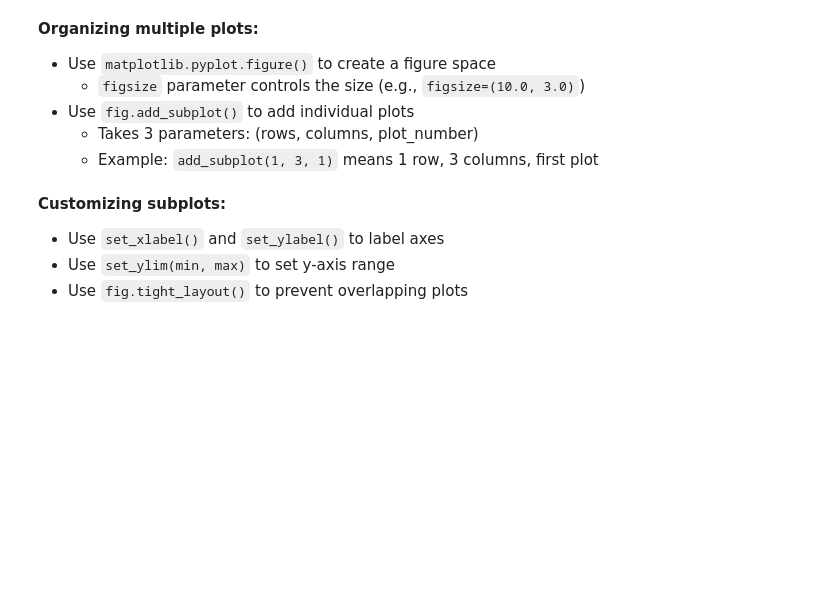
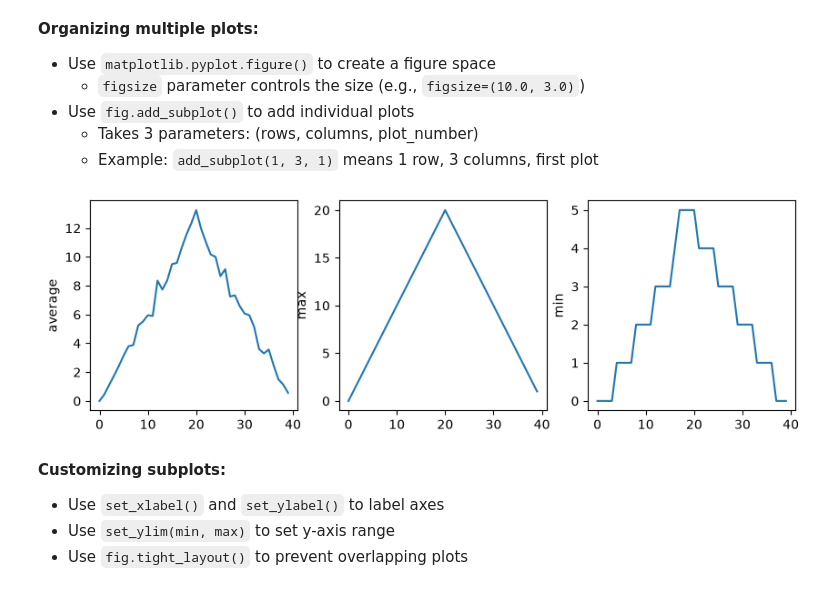
Before and after one commit to felix4pk/swc-python, a Jupyter notebook: 03-visualizing-data.ipynb, the cells around one changed output. Saved outputs shown, nothing was run; the diff lists cells and outputs as text; code cells hidden in the pictures; blank space fills up the shorter version.

```diff
--- a/03-visualizing-data.ipynb
+++ b/03-visualizing-data.ipynb
@@ -65,6 +65,32 @@ min_plot=plt.plot(min_per_day)
 - Use `fig.add_subplot()` to add individual plots
   - Takes 3 parameters: (rows, columns, plot_number)
   - Example: `add_subplot(1, 3, 1)` means 1 row, 3 columns, first plot
+# %%
+# define figure and axes with size 10 inches wide by 3 inches tall
+fig = plt.figure(figsize=(10,3))
+
+#define axes for three sub-plots in one row
+ax1 = fig.add_subplot(1,3,1) # num of rows, num of colums, plot num
+ax2 = fig.add_subplot(1,3,2)
+ax3 = fig.add_subplot(1,3,3)
+
+#define the labels for y-axis
+ax1.set_ylabel('average')
+#Plot the average inflammation per dayon ax1
+(ax1.plot(average_per_day))
+
+ax2.set_ylabel('max')
+(ax2.plot(max_per_day))
+
+ax3.set_ylabel('min')
+(ax3.plot(min_per_day))
+
+#adjusting thepadding between and around sub-plots
+fig.tight_layout
+plt.savefig("inflammation1_summary.png", dpi=300)
+plt.show()
+# %% [output]
+[figure, added]
 # %% [markdown]
 **Customizing subplots:**
 - Use `set_xlabel()` and `set_ylabel()` to label axes
```
Also changed, not shown: 3 other files.
